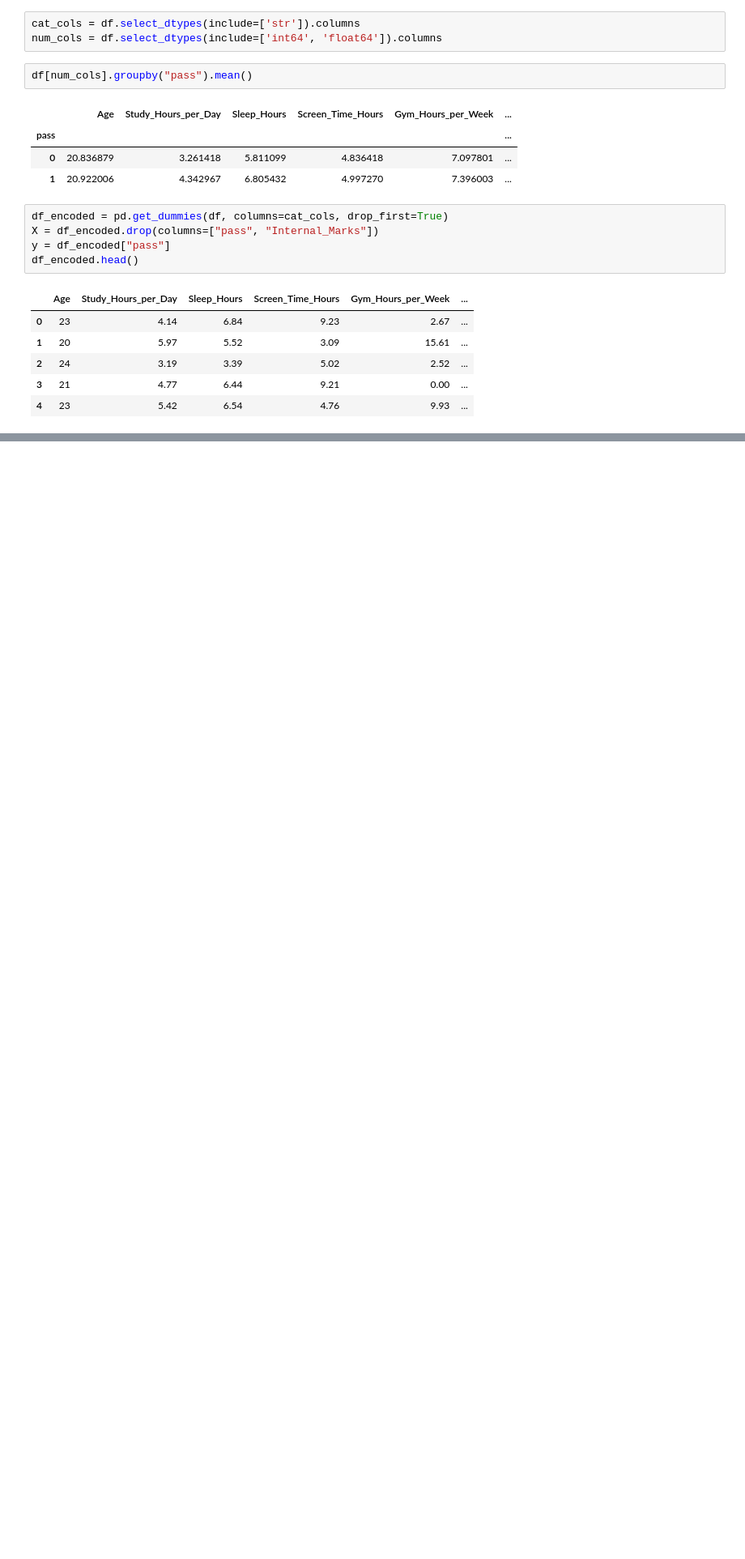
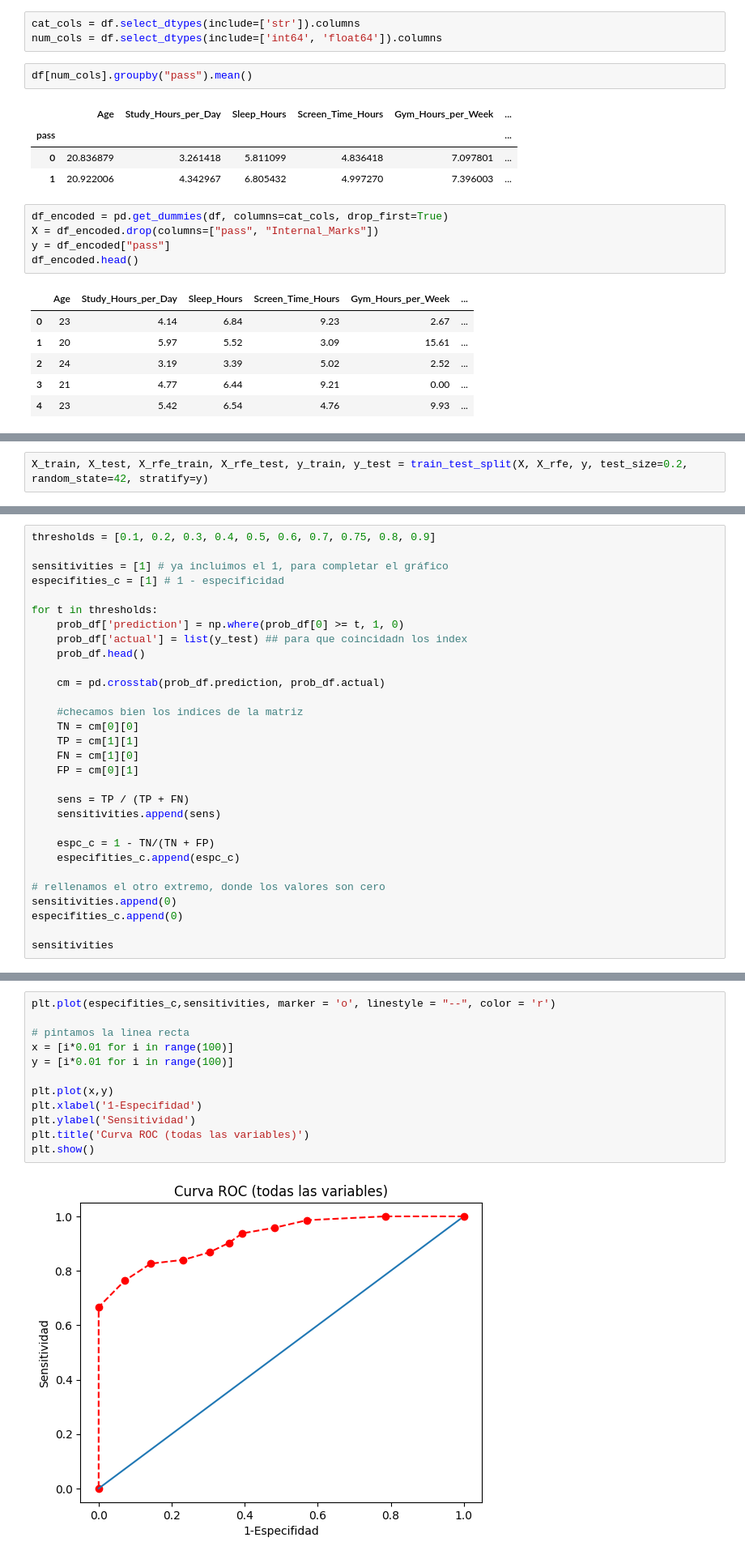
Before and after one commit to KevinUz05/2026A-Project-IA, a Jupyter notebook: logistic_regression_students.ipynb, the cells around one changed output, grey strips where cells are left out. Shown at 81% size. Cells and saved outputs as stored; diff of their text form; blank space fills up the shorter version.

```diff
--- a/logistic_regression_students.ipynb
+++ b/logistic_regression_students.ipynb
@@ -105,0 +146,2 @@ df_encoded
+# %%
+X_train, X_test, X_rfe_train, X_rfe_test, y_train, y_test = train_test_split(X, X_rfe, y, test_size=0.2, random_state=42, stratify=y)
@@ -105,0 +216,30 @@ df_encoded
+# %%
+thresholds = [0.1, 0.2, 0.3, 0.4, 0.5, 0.6, 0.7, 0.75, 0.8, 0.9]
+
+sensitivities = [1] # ya incluimos el 1, para completar el gráfico
+especifities_c = [1] # 1 - especificidad
+
+for t in thresholds:
+    prob_df['prediction'] = np.where(prob_df[0] >= t, 1, 0)
+    prob_df['actual'] = list(y_test) ## para que coincidadn los index
+    prob_df.head()
+
+    cm = pd.crosstab(prob_df.prediction, prob_df.actual)
+
+    #checamos bien los indices de la matriz
+    TN = cm[0][0]
+    TP = cm[1][1]
+    FN = cm[1][0]
+    FP = cm[0][1]
+
+    sens = TP / (TP + FN)
+    sensitivities.append(sens)
+
+    espc_c = 1 - TN/(TN + FP)
+    especifities_c.append(espc_c)
+
+# rellenamos el otro extremo, donde los valores son cero
+sensitivities.append(0)
+especifities_c.append(0)
+
+sensitivities
@@ -105,0 +274,14 @@ df_encoded
+# %%
+plt.plot(especifities_c,sensitivities, marker = 'o', linestyle = "--", color = 'r')
+
+# pintamos la linea recta
+x = [i*0.01 for i in range(100)]
+y = [i*0.01 for i in range(100)]
+
+plt.plot(x,y)
+plt.xlabel('1-Especifidad')
+plt.ylabel('Sensitividad')
+plt.title('Curva ROC (todas las variables)')
+plt.show()
+# %% [output]
+[figure, added]
```
Also changed, not shown: parts of 9 cells of this notebook.
